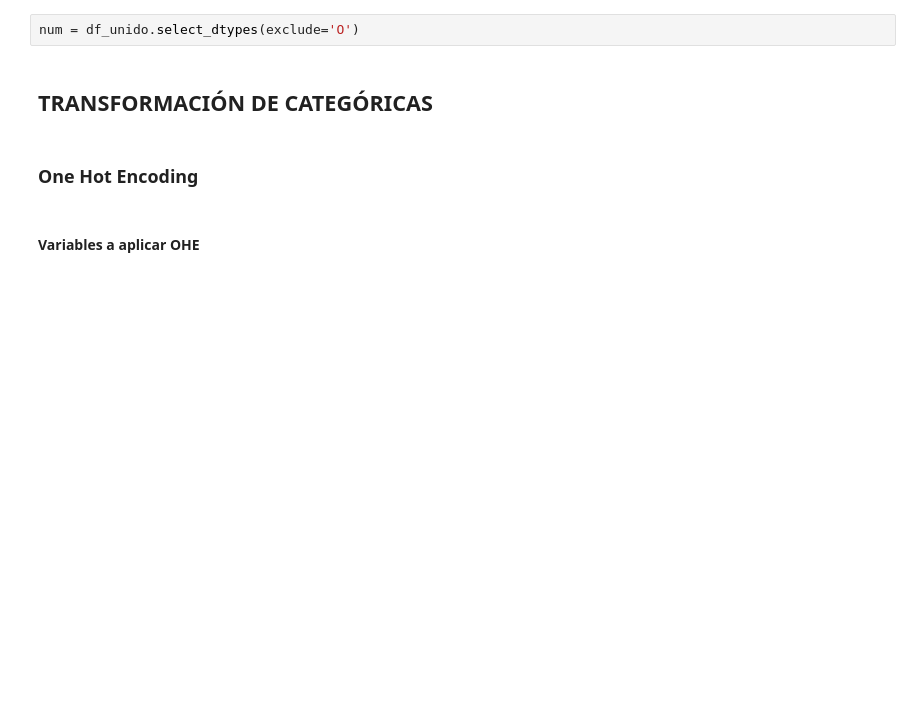
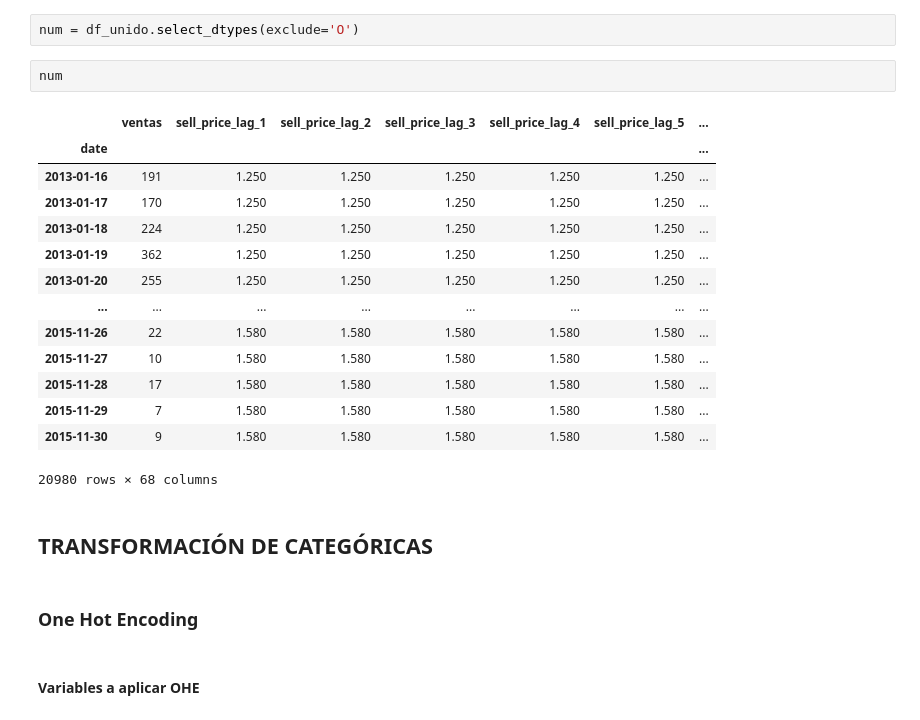
Before and after one commit to bernimagraner/forecasting_retail, a Jupyter notebook: 03_notebooks/04_Transformacion de datos.ipynb, the cells around one changed output. Cells and saved outputs as stored; diff of their text form; blank space fills up the shorter version.

```diff
--- a/03_notebooks/04_Transformacion de datos.ipynb
+++ b/03_notebooks/04_Transformacion de datos.ipynb
@@ -240,5 +257,22 @@ cat = df_unido.select_dtypes(include='O')
 # %%
 num = df_unido.select_dtypes(exclude='O')
+# %%
+num
+# %% [output]
+|  | ventas | sell_price_lag_1 | sell_price_lag_2 | sell_price_lag_3 | sell_price_lag_4 | sell_price_lag_5 | ... |
+| date |  |  |  |  |  |  | ... |
+| 2013-01-16 | 191 | 1.250 | 1.250 | 1.250 | 1.250 | 1.250 | ... |
+| 2013-01-17 | 170 | 1.250 | 1.250 | 1.250 | 1.250 | 1.250 | ... |
+| 2013-01-18 | 224 | 1.250 | 1.250 | 1.250 | 1.250 | 1.250 | ... |
+| 2013-01-19 | 362 | 1.250 | 1.250 | 1.250 | 1.250 | 1.250 | ... |
+| 2013-01-20 | 255 | 1.250 | 1.250 | 1.250 | 1.250 | 1.250 | ... |
+| ... | ... | ... | ... | ... | ... | ... | ... |
+| 2015-11-26 | 22 | 1.580 | 1.580 | 1.580 | 1.580 | 1.580 | ... |
+| 2015-11-27 | 10 | 1.580 | 1.580 | 1.580 | 1.580 | 1.580 | ... |
+| 2015-11-28 | 17 | 1.580 | 1.580 | 1.580 | 1.580 | 1.580 | ... |
+| 2015-11-29 | 7 | 1.580 | 1.580 | 1.580 | 1.580 | 1.580 | ... |
+| 2015-11-30 | 9 | 1.580 | 1.580 | 1.580 | 1.580 | 1.580 | ... |
+20980 rows × 68 columns
 # %% [markdown]
 ## TRANSFORMACIÓN DE CATEGÓRICAS
 # %% [markdown]
```
Also changed, not shown: parts of 5 cells of this notebook, 2 other files.
